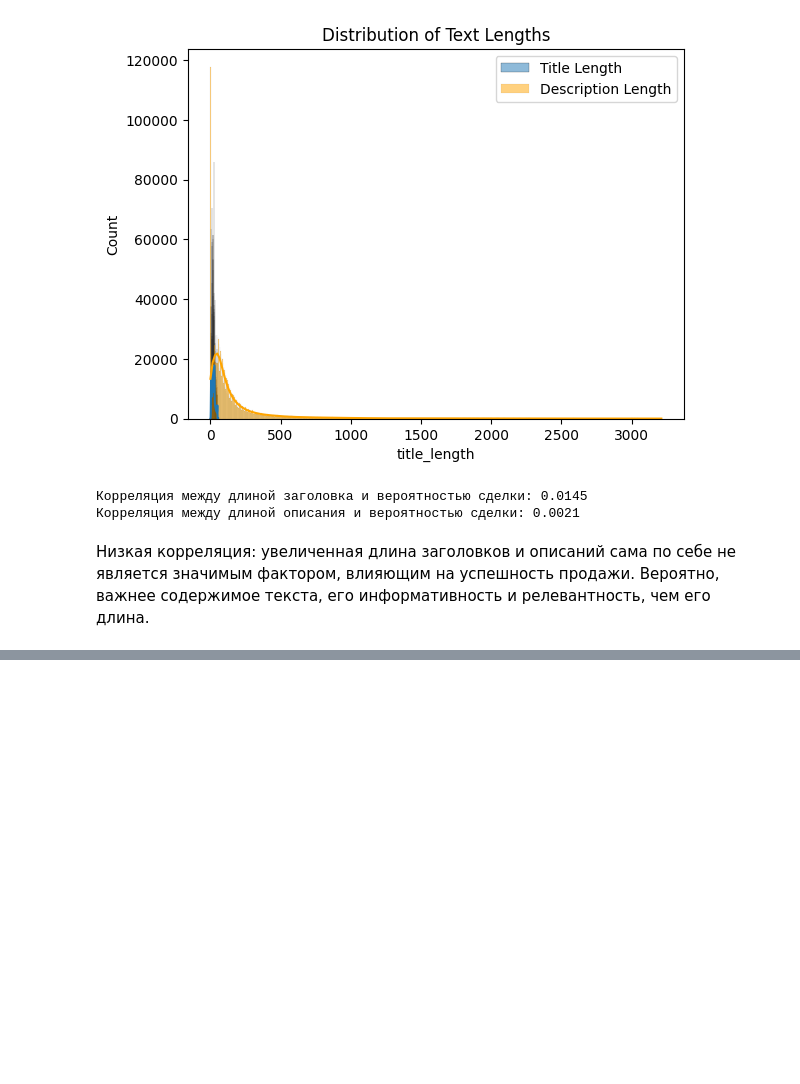
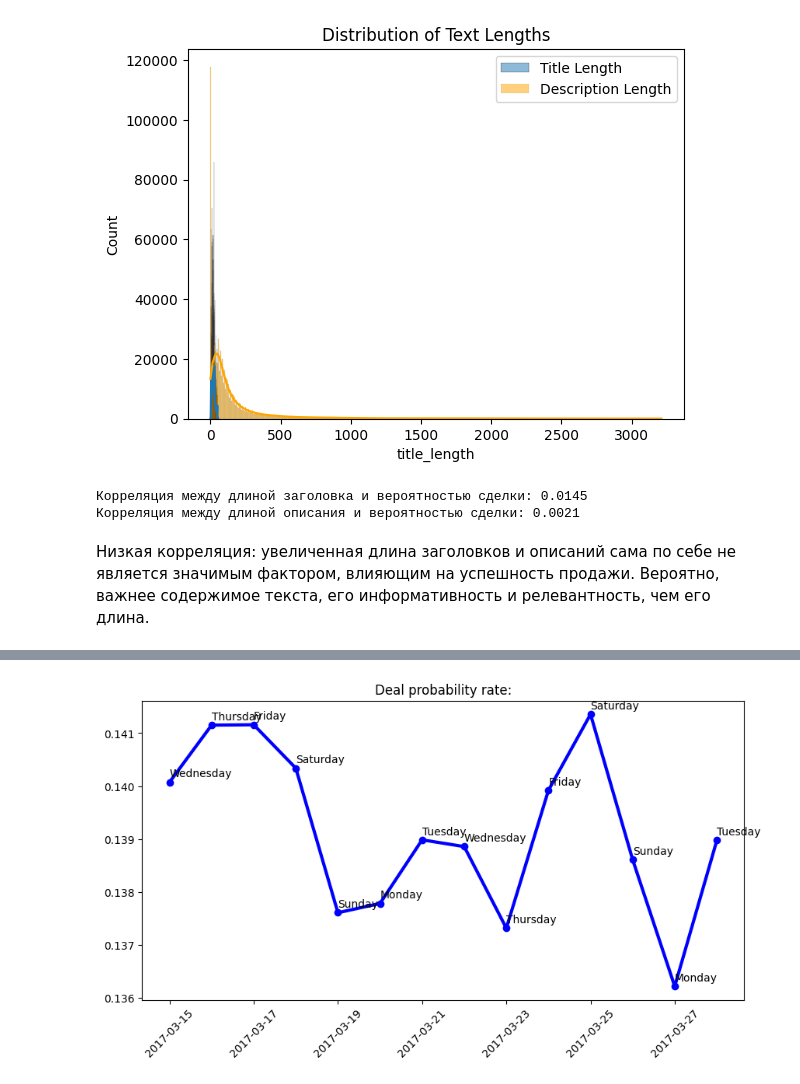
Before and after one commit to witderhook/avito_data_analysis, a Jupyter notebook: data_avito1.ipynb, the cells around one changed output, grey strips where cells are left out. Saved outputs shown, nothing was run; the diff lists cells and outputs as text; code cells hidden in the pictures; blank space fills up the shorter version.

```diff
--- a/data_avito1.ipynb
+++ b/data_avito1.ipynb
@@ -239,0 +242,5 @@ print(f"Корреляция между длиной описания и вер
+# %%
+data["activation_date"] = pd.to_datetime(data["activation_date"])
+# %%
+deal_rate = data.groupby("activation_date").agg({"deal_probability": ["mean", "count"]}).sort_index()
+deal_rate
@@ -239,0 +267,15 @@ print(f"Корреляция между длиной описания и вер
+# %%
+date_mask = deal_rate["deal_probability"].index < pd.Timestamp("2017-03-29")
+plt.figure(figsize=(10, 5))
+plt.title("Deal probability rate:")
+
+index = deal_rate["deal_probability"][date_mask].index
+values = deal_rate["deal_probability"][date_mask]["mean"].values
+plt.plot(index, values, marker="o", lw=3, color="blue")
+for i, (x, y) in enumerate(zip(index, values)):
+    plt.annotate(x.day_name(), (x, y+1e-4))
+
+plt.xticks(rotation=45)
+plt.show()
+# %% [output]
+[figure, added]
```
Also changed, not shown: parts of 8 cells of this notebook.
